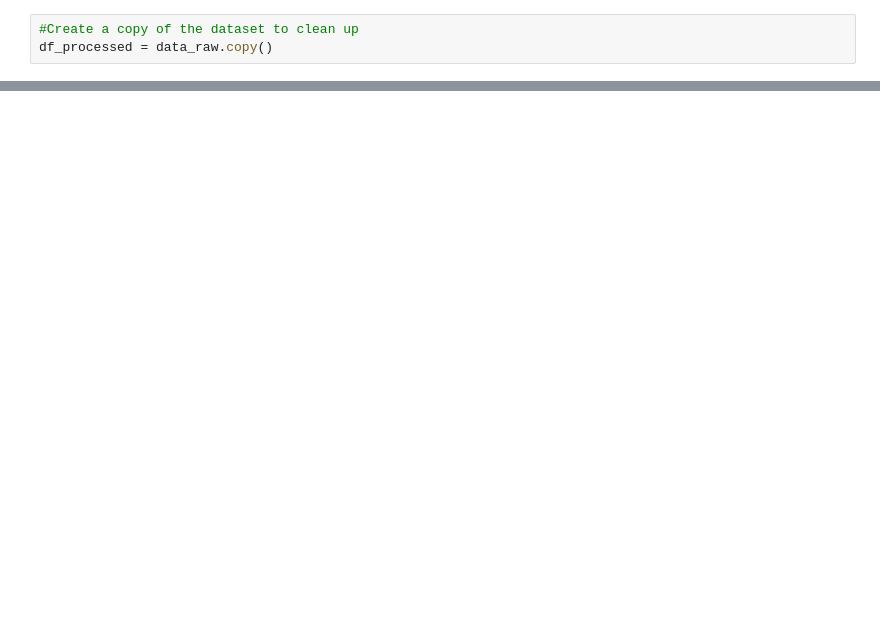
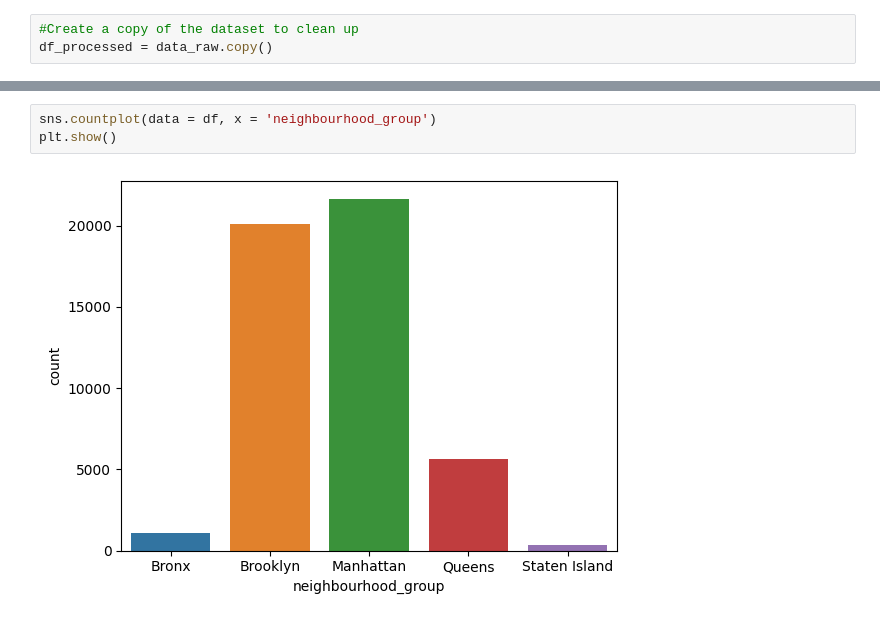
Before and after one commit to arnaldochm/data-processing-project-tutorial, a Jupyter notebook: src/explore.ipynb, the cells around one changed output, grey strips where cells are left out. Cells and saved outputs as stored; diff of their text form; blank space fills up the shorter version.

```diff
--- a/src/explore.ipynb
+++ b/src/explore.ipynb
@@ -96,0 +203,5 @@ df_processed.describe().T
+# %%
+sns.countplot(data = df, x = 'neighbourhood_group')
+plt.show()
+# %% [output]
+[figure, added]
```
Also changed, not shown: parts of 31 cells of this notebook, 1 other file.
